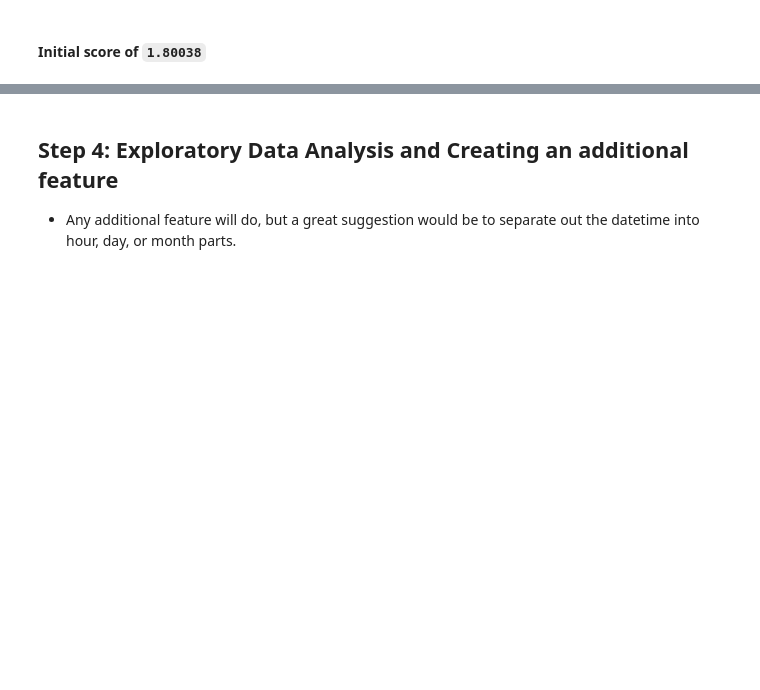
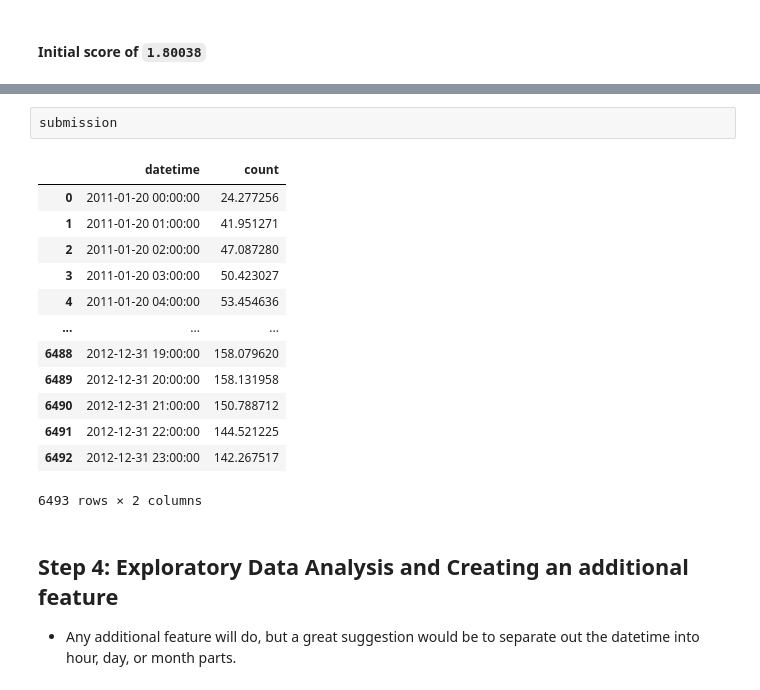
Before and after one commit to tjhorton/bike-share-forecast-project, a Jupyter notebook: project-template.ipynb, the cells around one changed output, grey strips where cells are left out. Cells and saved outputs as stored; diff of their text form; blank space fills up the shorter version.

```diff
--- a/project-template.ipynb
+++ b/project-template.ipynb
@@ -288,3 +303,19 @@ submission_new_features.csv  2022-05-18 00:44:31  new features
+# %%
+submission
+# %% [output]
+|  | datetime | count |
+| 0 | 2011-01-20 00:00:00 | 24.277256 |
+| 1 | 2011-01-20 01:00:00 | 41.951271 |
+| 2 | 2011-01-20 02:00:00 | 47.087280 |
+| 3 | 2011-01-20 03:00:00 | 50.423027 |
+| 4 | 2011-01-20 04:00:00 | 53.454636 |
+| ... | ... | ... |
+| 6488 | 2012-12-31 19:00:00 | 158.079620 |
+| 6489 | 2012-12-31 20:00:00 | 158.131958 |
+| 6490 | 2012-12-31 21:00:00 | 150.788712 |
+| 6491 | 2012-12-31 22:00:00 | 144.521225 |
+| 6492 | 2012-12-31 23:00:00 | 142.267517 |
+6493 rows × 2 columns
 # %% [markdown]
 ## Step 4: Exploratory Data Analysis and Creating an additional feature
 * Any additional feature will do, but a great suggestion would be to separate out the datetime into hour, day, or month parts.
```
Also changed, not shown: parts of 22 cells of this notebook, 1 other file.
